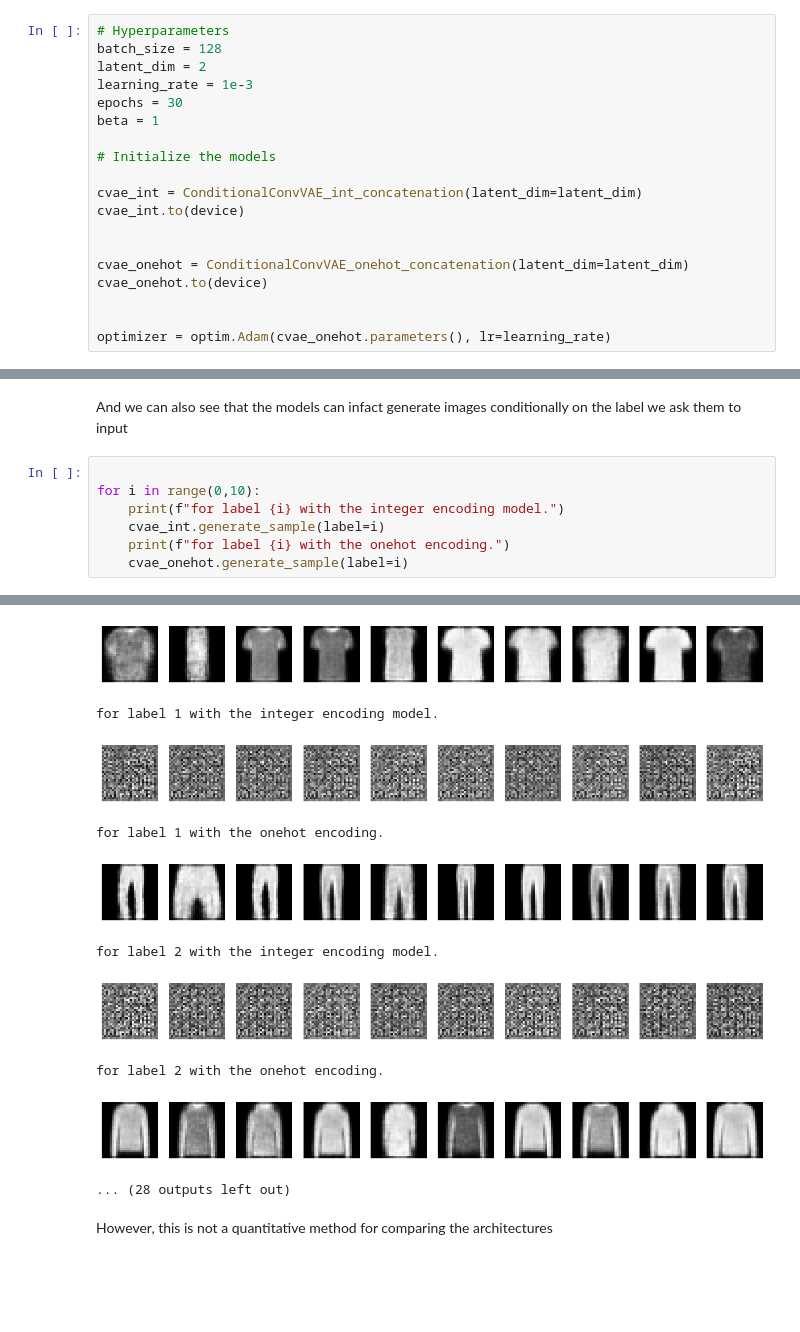
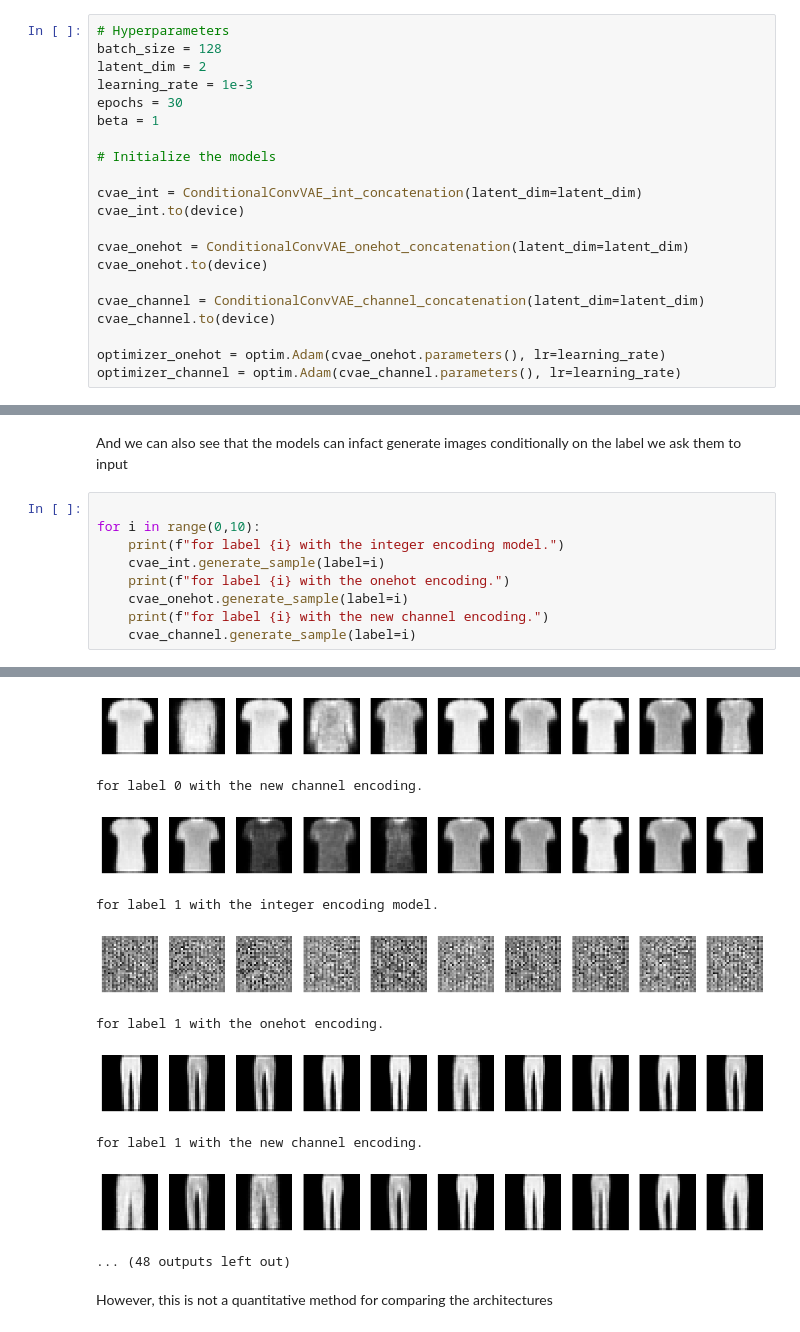
Before and after one commit to selim-ba/insa-hddl-group10, a Jupyter notebook: final.ipynb, the cells around one changed output, grey strips where cells are left out. Drawn from its saved outputs; the diff is of its cells as text; blank space fills up the shorter version.

Commit message:
integrated a new method: Channel learnt embedding

```diff
--- a/final.ipynb
+++ b/final.ipynb
@@ -378,9 +510,11 @@ beta = 1
 cvae_int = ConditionalConvVAE_int_concatenation(latent_dim=latent_dim)
 cvae_int.to(device)
 
-
 cvae_onehot = ConditionalConvVAE_onehot_concatenation(latent_dim=latent_dim)
 cvae_onehot.to(device)
 
+cvae_channel = ConditionalConvVAE_channel_concatenation(latent_dim=latent_dim)
+cvae_channel.to(device)
 
-optimizer = optim.Adam(cvae_onehot.parameters(), lr=learning_rate)
+optimizer_onehot = optim.Adam(cvae_onehot.parameters(), lr=learning_rate)
+optimizer_channel = optim.Adam(cvae_channel.parameters(), lr=learning_rate)
@@ -495,5 +636,7 @@ for i in range(0,10):
     cvae_int.generate_sample(label=i)
     print(f"for label {i} with the onehot encoding.")
     cvae_onehot.generate_sample(label=i)
+    print(f"for label {i} with the new channel encoding.")
+    cvae_channel.generate_sample(label=i)
 # %% [output]
 for label 0 with the integer encoding model.
@@ -501,14 +644,14 @@ for label 0 with the integer encoding model.
 for label 0 with the onehot encoding.
-[figure, old version]
+[figure, new version]
-for label 1 with the integer encoding model.
+for label 0 with the new channel encoding.
-[figure, old version]
+[figure, new version]
-for label 1 with the onehot encoding.
+for label 1 with the integer encoding model.
-[figure, old version]
+[figure, new version]
-for label 2 with the integer encoding model.
+for label 1 with the onehot encoding.
-[figure, old version]
+[figure, new version]
-for label 2 with the onehot encoding.
+for label 1 with the new channel encoding.
-[figure, old version]
+[figure, new version]
-... (28 outputs left out)
+... (48 outputs left out)
 # %% [markdown]
 However, this is not a quantitative method for comparing the architectures
 # %% [markdown]
```
Also changed, not shown: parts of 13 cells of this notebook.
